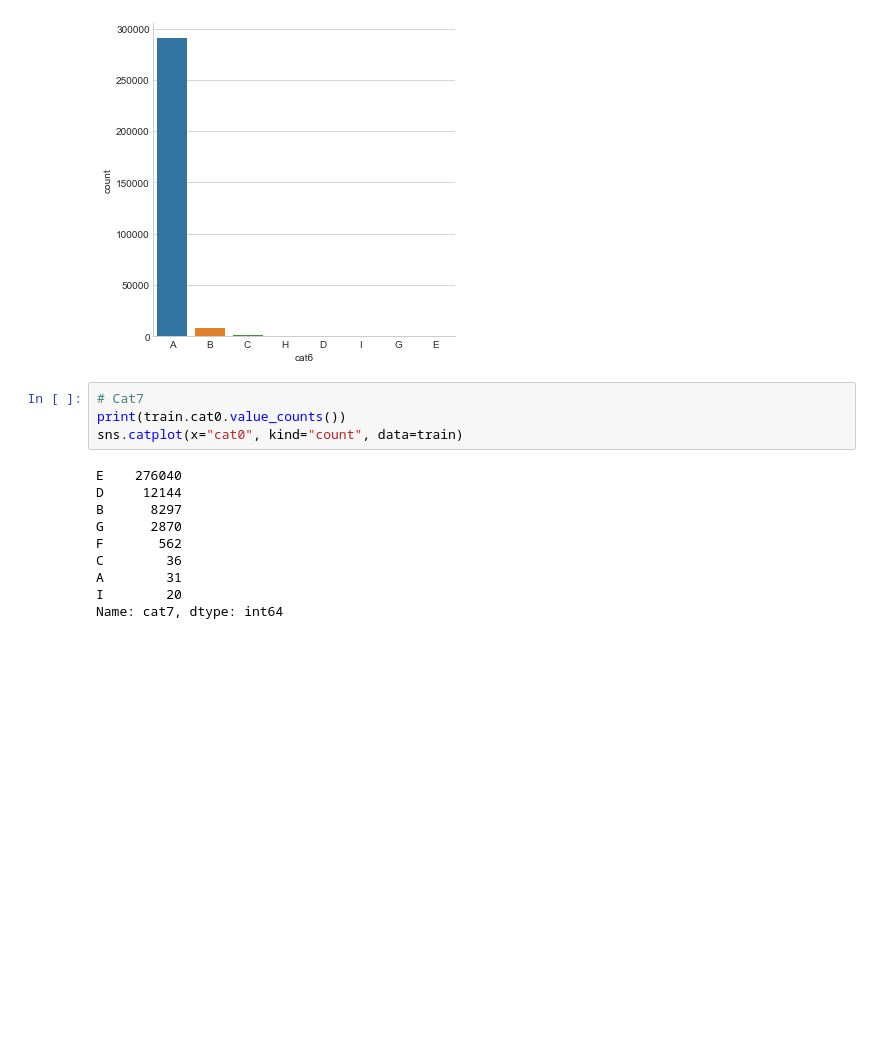
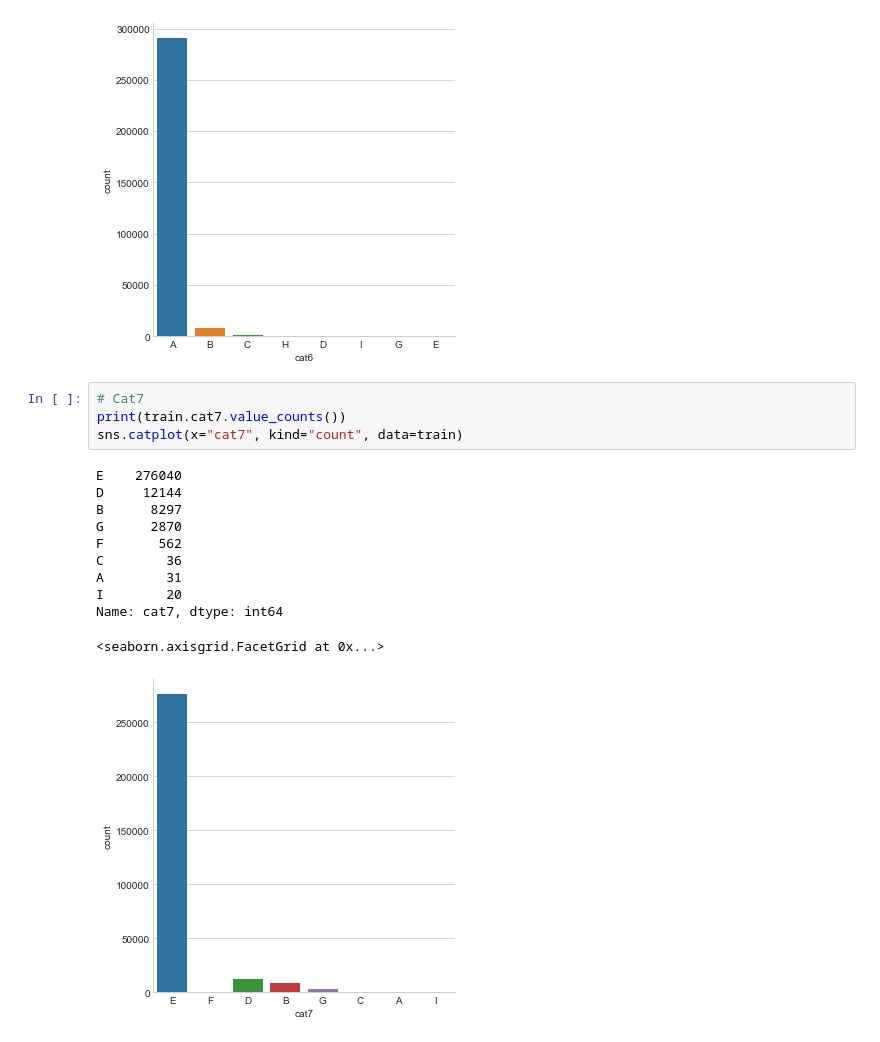
Before and after one commit to JonWeber0328/30-Days-of_Machine-Learning, a Jupyter notebook: 30-Days-ML-Daniel-Bourke.ipynb, the cells around one changed output. Saved outputs shown, nothing was run; the diff lists cells and outputs as text; blank space fills up the shorter version.

```diff
--- a/30-Days-ML-Daniel-Bourke.ipynb
+++ b/30-Days-ML-Daniel-Bourke.ipynb
@@ -338,17 +341,19 @@ Name: cat6, dtype: int64
 [figure]
 # %%
 # Cat7
-print(train.cat0.value_counts())
-sns.catplot(x="cat0", kind="count", data=train)
+print(train.cat7.value_counts())
+sns.catplot(x="cat7", kind="count", data=train)
 # %% [output]
 E    276040
 D     12144
 B      8297
 G      2870
 F       562
 C        36
 A        31
 I        20
 Name: cat7, dtype: int64
+<seaborn.axisgrid.FacetGrid at 0x...>
+[figure, added]
 # %%
 # Cat8
```
Also changed, not shown: parts of 6 cells of this notebook, 1 other file.
